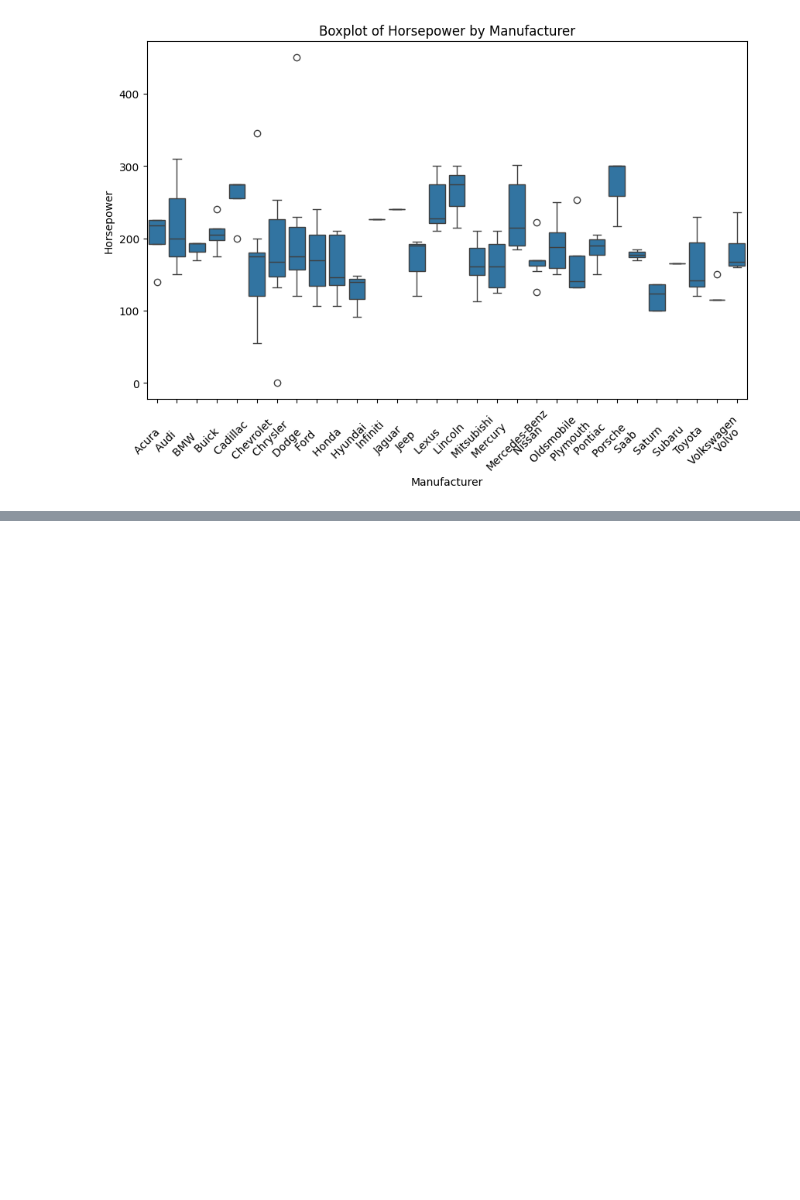
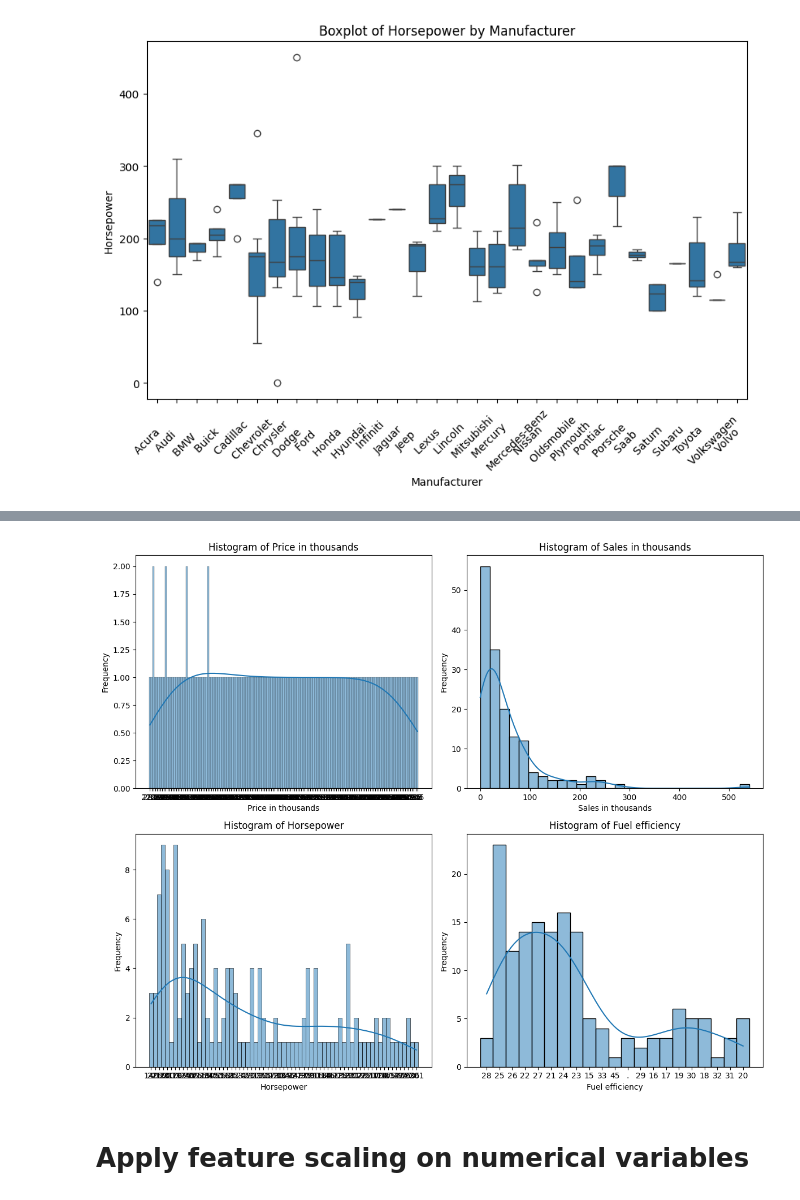
Before and after one commit to mudavathkalyan/ML, a Jupyter notebook: week2/week2.ipynb, the cells around one changed output, grey strips where cells are left out. Cells and saved outputs as stored; diff of their text form; code cells hidden in the pictures; blank space fills up the shorter version.

```diff
--- a/week2/week2.ipynb
+++ b/week2/week2.ipynb
@@ -421,0 +732,36 @@ else:
+# %%
+import pandas as pd
+import matplotlib.pyplot as plt
+import seaborn as sns
+
+# Load the dataset
+df = pd.read_csv("Car_sales.csv")
+
+# Define columns for visualization
+columns = ["Price in thousands", "Sales in thousands", "Horsepower", "Fuel efficiency"]
+
+# Create subplots (2 rows, 2 columns)
+fig, axes = plt.subplots(2, 2, figsize=(12, 10))
+
+# Loop through selected columns and plot histograms
+for i, column in enumerate(columns):
+    # Determine row and column index for the subplot
+    ax = axes[i // 2, i % 2]
+
+    # Plot histogram
+    sns.histplot(df[column], kde=True, ax=ax)
+
+    # Set title and labels
+    ax.set_title(f"Histogram of {column}")
+    ax.set_xlabel(column)
+    ax.set_ylabel("Frequency")
+
+# Adjust layout for better spacing
+plt.tight_layout()
+
+# Show the plots
+plt.show()
+# %% [output]
+[figure, added]
+# %% [markdown]
+# Apply feature scaling on numerical variables
```
Also changed, not shown: parts of 31 cells of this notebook, 1 other file.
